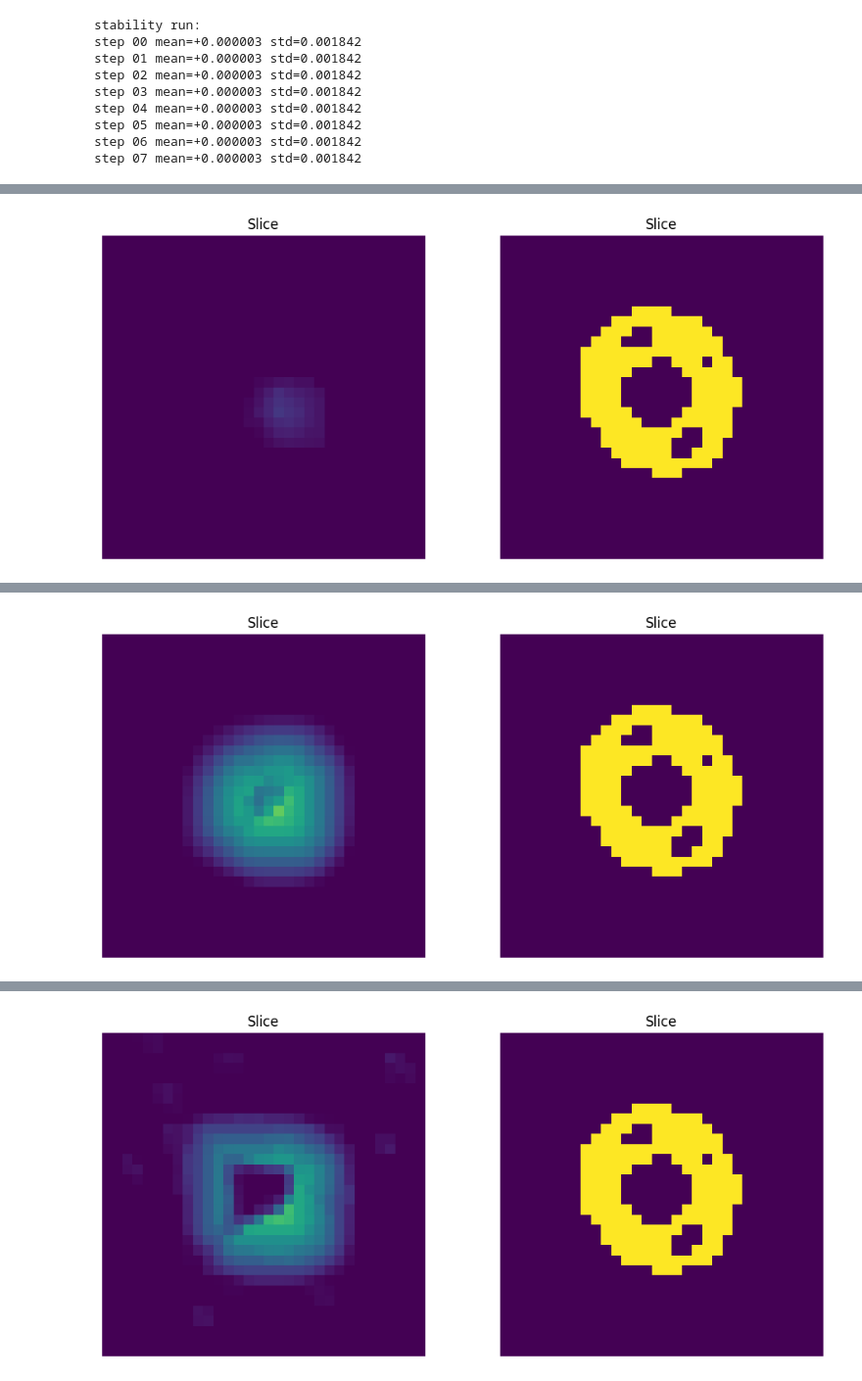
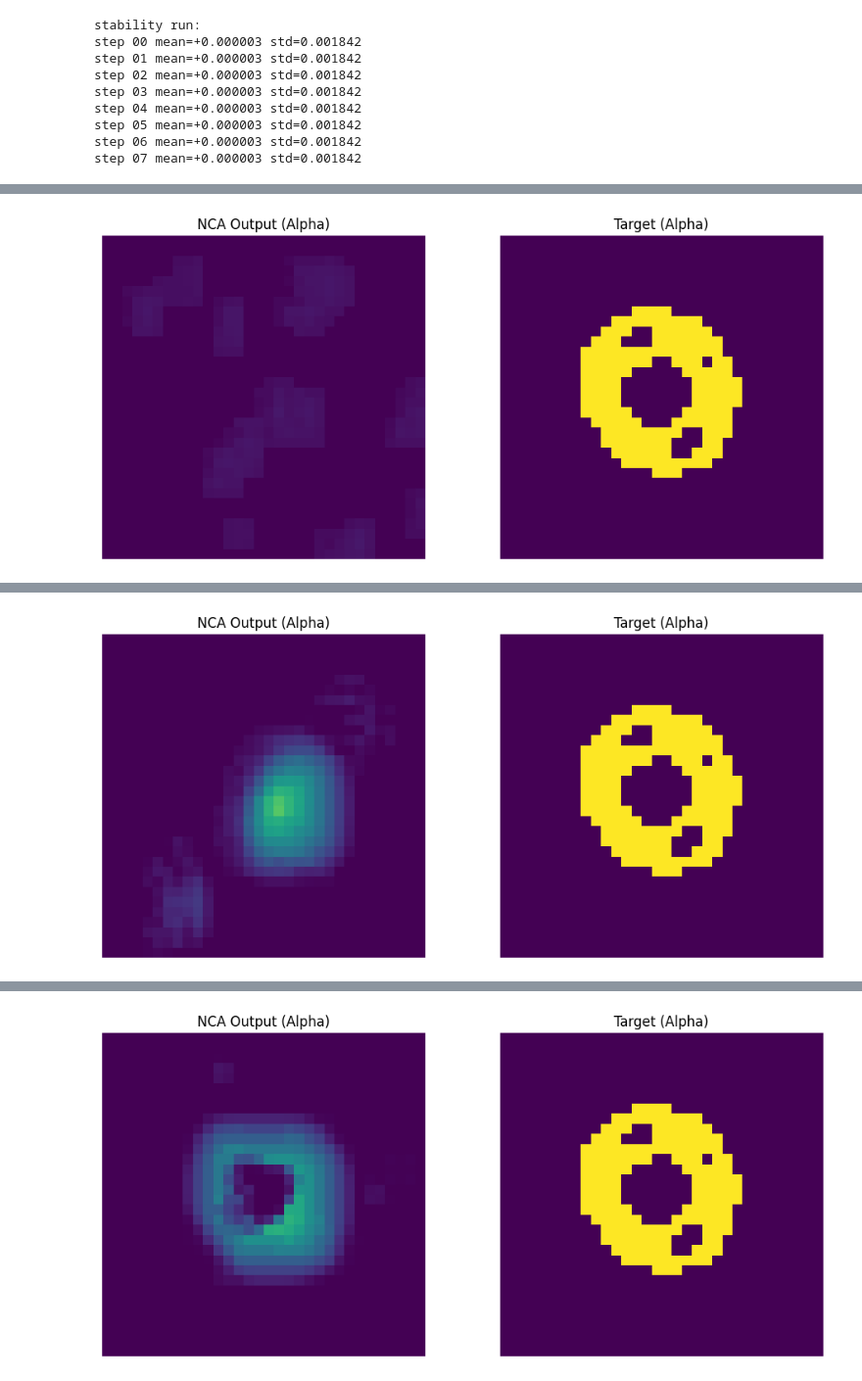
Before and after one commit to rm-a0/3d-nca, a Jupyter notebook: notebooks/03_donut_training_alpha.ipynb, the cells around one changed output, grey strips where cells are left out. Shown at 98% size. Drawn from its saved outputs; the diff is of its cells as text; code cells hidden in the pictures.

```diff
--- a/notebooks/03_donut_training_alpha.ipynb
+++ b/notebooks/03_donut_training_alpha.ipynb
@@ -77,12 +78,12 @@ for it in range(1, iters+1):
 
     if it % log_interval == 0 or it==1:
         print(f"Iter {it:05d}, Loss={loss.item():.6f}, Mean Alpha={alpha.mean().item():.4f}")
-        viz.show_slice_comparison_mpl(state, target, axis=1, idx=15)
+        viz.show_slice_alpha_comparison_mpl(state, target, axis=1, idx=15, visible_channels=1)
     if loss.item() < 0.095:
         print("Best result")
         print(f"Iter {it:05d}, Loss={loss.item():.6f}, Mean Alpha={alpha.mean().item():.4f}")
-        viz.show_slice_comparison_mpl(state, target, axis=1, idx=15)
-        break
+        viz.show_slice_alpha_comparison_mpl(state, target, axis=1, idx=15, visible_channels=1)
+        reak
 
 print("training took", time.time() - start, "s")
 # %% [output]
@@ -93 +94 @@ Iter 00200, Loss=0.229604, Mean Alpha=0.0006
-[figure, old version]
+[figure, new version]
@@ -95 +96 @@ Iter 00400, Loss=0.204744, Mean Alpha=0.0205
-[figure, old version]
+[figure, new version]
@@ -97 +98 @@ Iter 00600, Loss=0.195499, Mean Alpha=0.0192
-[figure, old version]
+[figure, new version]
```
Also changed, not shown: parts of 4 cells of this notebook, 8 other files.
